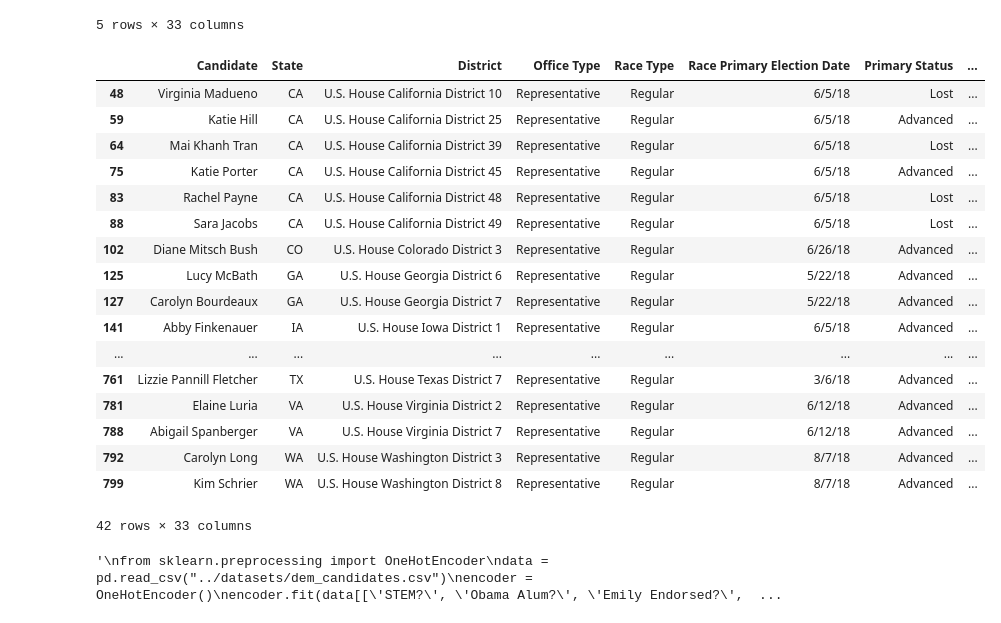
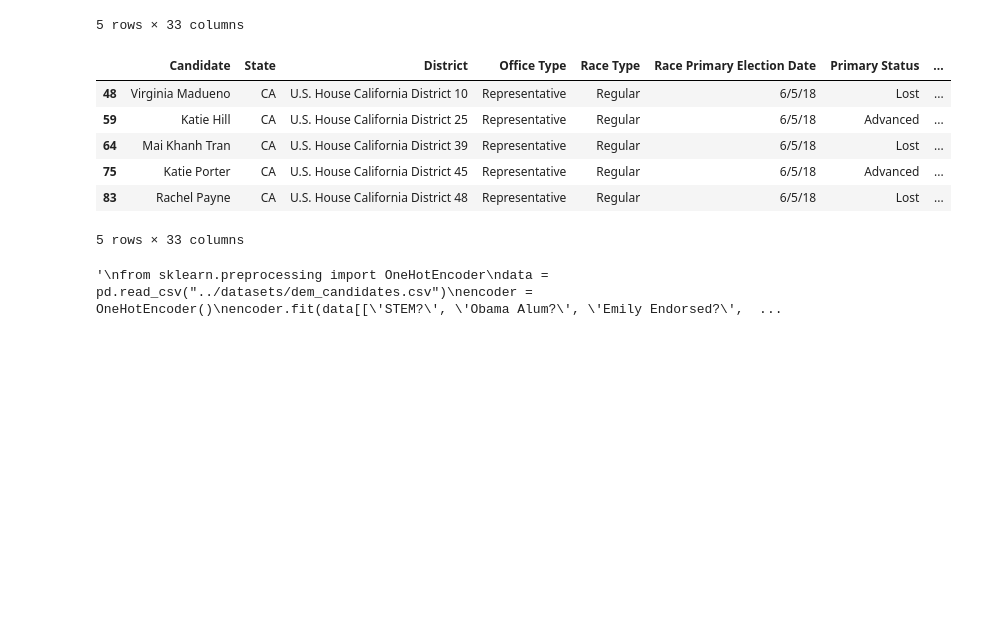
Before and after one commit to tetsu2001/102-project, a Jupyter notebook: nikki/Nikki.ipynb, the cells around one changed output. Cells and saved outputs as stored; diff of their text form; code cells hidden in the pictures; blank space fills up the shorter version.

```diff
--- a/nikki/Nikki.ipynb
+++ b/nikki/Nikki.ipynb
@@ -324,26 +380,15 @@ house.head()
 | 10 | Adia McClellan Winfrey | AL | U.S. House Alabama District 3 | Representative | Regular | 6/5/18 | Lost | ... |
 5 rows × 33 columns
 # %%
-house[house['Emily Endorsed?'] == 1]
+house[house['Emily Endorsed?'] == 1].head()
 # %% [output]
 |  | Candidate | State | District | Office Type | Race Type | Race Primary Election Date | Primary Status | ... |
 | 48 | Virginia Madueno | CA | U.S. House California District 10 | Representative | Regular | 6/5/18 | Lost | ... |
 | 59 | Katie Hill | CA | U.S. House California District 25 | Representative | Regular | 6/5/18 | Advanced | ... |
 | 64 | Mai Khanh Tran | CA | U.S. House California District 39 | Representative | Regular | 6/5/18 | Lost | ... |
 | 75 | Katie Porter | CA | U.S. House California District 45 | Representative | Regular | 6/5/18 | Advanced | ... |
 | 83 | Rachel Payne | CA | U.S. House California District 48 | Representative | Regular | 6/5/18 | Lost | ... |
-| 88 | Sara Jacobs | CA | U.S. House California District 49 | Representative | Regular | 6/5/18 | Lost | ... |
-| 102 | Diane Mitsch Bush | CO | U.S. House Colorado District 3 | Representative | Regular | 6/26/18 | Advanced | ... |
-| 125 | Lucy McBath | GA | U.S. House Georgia District 6 | Representative | Regular | 5/22/18 | Advanced | ... |
-| 127 | Carolyn Bourdeaux | GA | U.S. House Georgia District 7 | Representative | Regular | 5/22/18 | Advanced | ... |
-| 141 | Abby Finkenauer | IA | U.S. House Iowa District 1 | Representative | Regular | 6/5/18 | Advanced | ... |
-| ... | ... | ... | ... | ... | ... | ... | ... | ... |
-| 761 | Lizzie Pannill Fletcher | TX | U.S. House Texas District 7 | Representative | Regular | 3/6/18 | Advanced | ... |
-| 781 | Elaine Luria | VA | U.S. House Virginia District 2 | Representative | Regular | 6/12/18 | Advanced | ... |
-| 788 | Abigail Spanberger | VA | U.S. House Virginia District 7 | Representative | Regular | 6/12/18 | Advanced | ... |
-| 792 | Carolyn Long | WA | U.S. House Washington District 3 | Representative | Regular | 8/7/18 | Advanced | ... |
-| 799 | Kim Schrier | WA | U.S. House Washington District 8 | Representative | Regular | 8/7/18 | Advanced | ... |
-42 rows × 33 columns
+5 rows × 33 columns
 # %%
 '''
 from sklearn.preprocessing import OneHotEncoder
```
Also changed, not shown: parts of 8 cells of this notebook.
